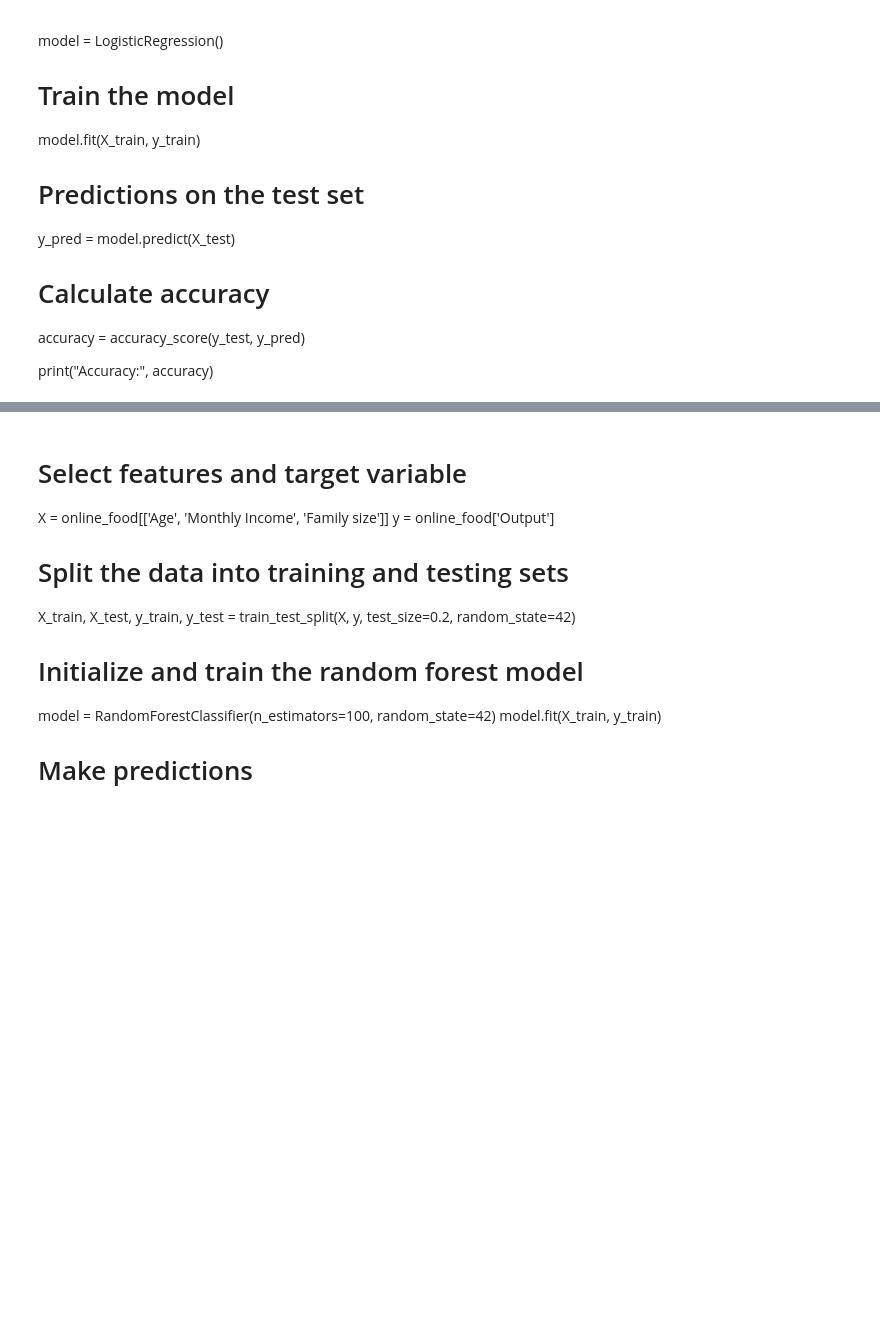
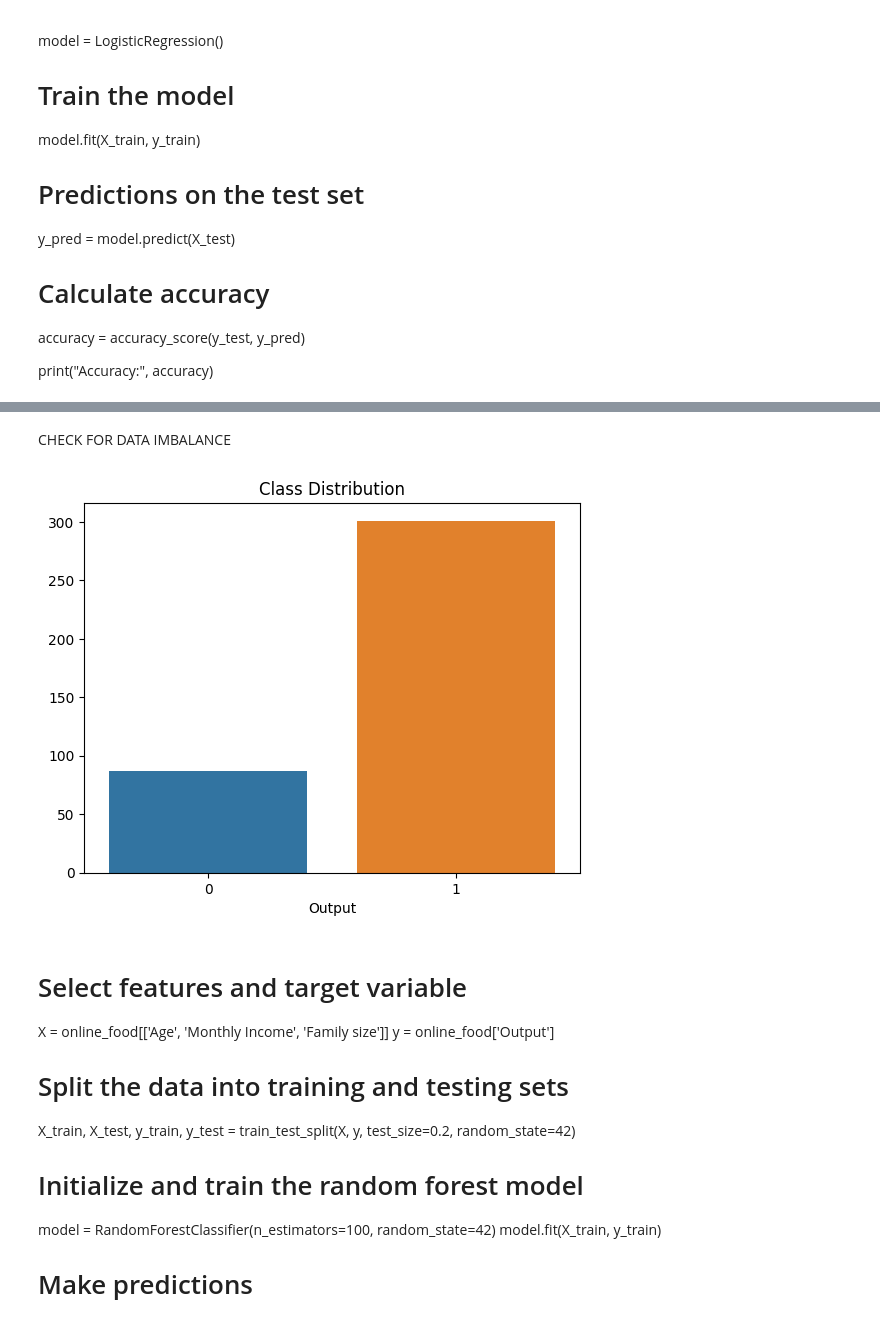
Before and after one commit to kwabenaboateng/ONLINE-FOOD, a Jupyter notebook: online food.ipynb, the cells around one changed output, grey strips where cells are left out. Cells and saved outputs as stored; diff of their text form; code cells hidden in the pictures; blank space fills up the shorter version.

Commit message:
Data Imbalance being worked on

```diff
--- a/online food.ipynb
+++ b/online food.ipynb
@@ -396,3 +540,13 @@ for name, pipeline in pipelines.items():
+# %% [markdown]
+CHECK FOR DATA IMBALANCE
+# %%
+# Assuming your data is in a DataFrame called 'df' with a target column 'target'
+target_counts = online_food['Output'].value_counts()
+sns.barplot(x=target_counts.index, y=target_counts.values)
+plt.title('Class Distribution')
+plt.show()
+# %% [output]
+[figure, added]
 # %% [markdown]
 # Select features and target variable
 X = online_food[['Age', 'Monthly Income', 'Family size']]
```
Also changed, not shown: parts of 19 cells of this notebook.
